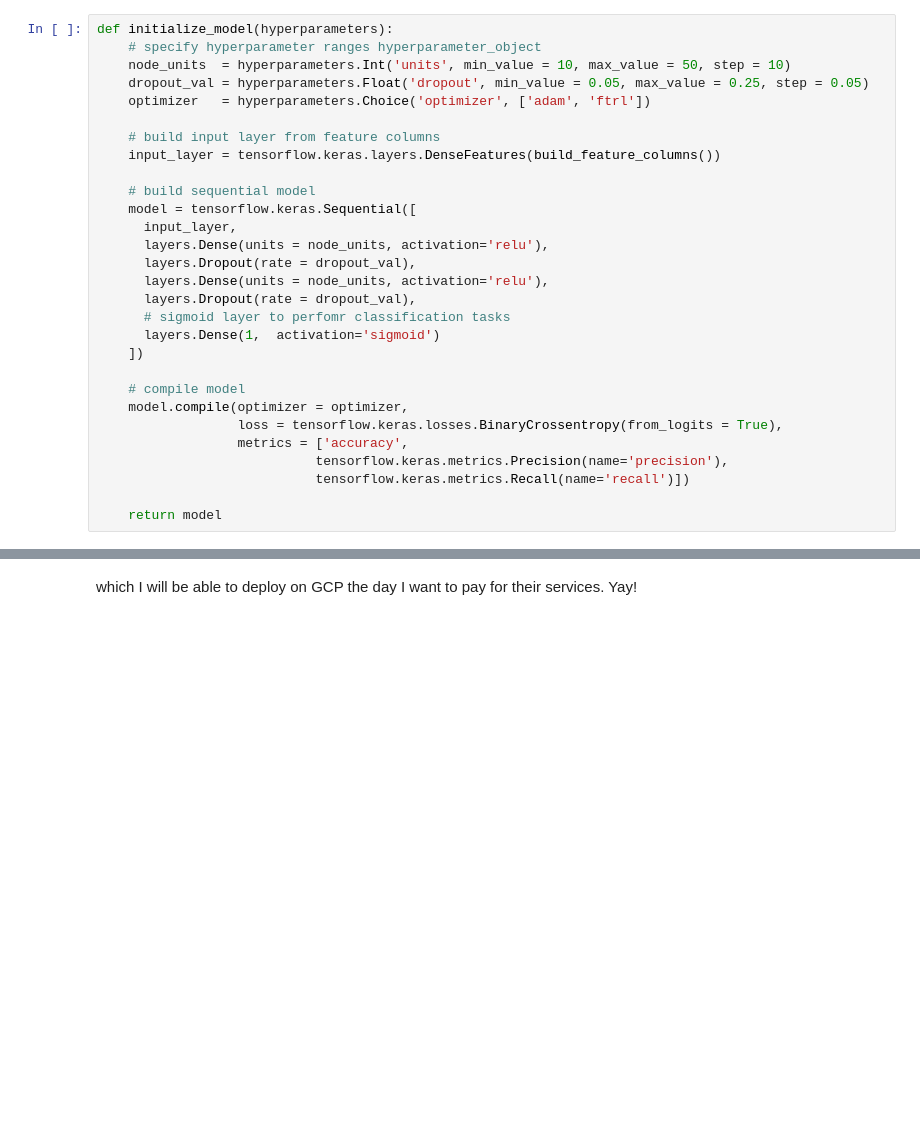
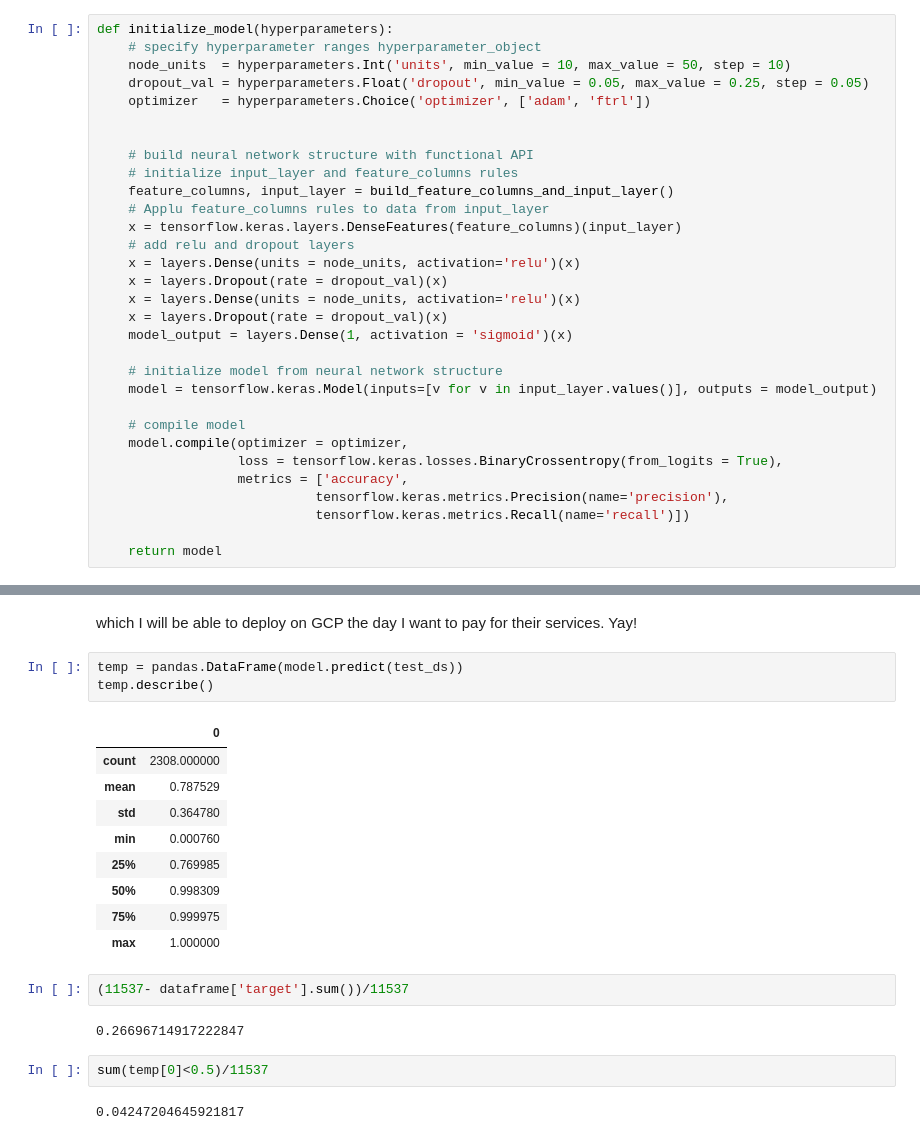
Before and after one commit to davide-chiuchiu/Animal_adoptions, a Jupyter notebook: Animal adoption with a simple deep network.ipynb, the cells around one changed output, grey strips where cells are left out. Drawn from its saved outputs; the diff is of its cells as text; blank space fills up the shorter version.

```diff
--- a/Animal adoption with a simple deep network.ipynb
+++ b/Animal adoption with a simple deep network.ipynb
@@ -182,19 +193,21 @@ def initialize_model(hyperparameters):
     dropout_val = hyperparameters.Float('dropout', min_value = 0.05, max_value = 0.25, step = 0.05)
     optimizer   = hyperparameters.Choice('optimizer', ['adam', 'ftrl'])
 
-    # build input layer from feature columns
-    input_layer = tensorflow.keras.layers.DenseFeatures(build_feature_columns())
 
-    # build sequential model
-    model = tensorflow.keras.Sequential([
-      input_layer,
-      layers.Dense(units = node_units, activation='relu'),
-      layers.Dropout(rate = dropout_val),
-      layers.Dense(units = node_units, activation='relu'),
-      layers.Dropout(rate = dropout_val),
-      # sigmoid layer to perfomr classification tasks
-      layers.Dense(1,  activation='sigmoid')
-    ])
+    # build neural network structure with functional API
+    # initialize input_layer and feature_columns rules
+    feature_columns, input_layer = build_feature_columns_and_input_layer()
+    # Applu feature_columns rules to data from input_layer
+    x = tensorflow.keras.layers.DenseFeatures(feature_columns)(input_layer)
+    # add relu and dropout layers
+    x = layers.Dense(units = node_units, activation='relu')(x)
+    x = layers.Dropout(rate = dropout_val)(x)
+    x = layers.Dense(units = node_units, activation='relu')(x)
+    x = layers.Dropout(rate = dropout_val)(x)
+    model_output = layers.Dense(1, activation = 'sigmoid')(x)
+
+    # initialize model from neural network structure
+    model = tensorflow.keras.Model(inputs=[v for v in input_layer.values()], outputs = model_output)
 
     # compile model
     model.compile(optimizer = optimizer,
@@ -279,3 +301,24 @@ If using Keras pass *_constraint arguments to layers.
 INFO:tensorflow:Assets written to: /Users/dabol99/Documents/DS projects/Animal_adoptions/animal_adoption_model/assets
 # %% [markdown]
 which I will be able to deploy on GCP the day I want to pay for their services. Yay!
+# %%
+temp = pandas.DataFrame(model.predict(test_ds))
+temp.describe()
+# %% [output]
+|  | 0 |
+| count | 2308.000000 |
+| mean | 0.787529 |
+| std | 0.364780 |
+| min | 0.000760 |
+| 25% | 0.769985 |
+| 50% | 0.998309 |
+| 75% | 0.999975 |
+| max | 1.000000 |
+# %%
+(11537- dataframe['target'].sum())/11537
+# %% [output]
+0.26696714917222847
+# %%
+sum(temp[0]<0.5)/11537
+# %% [output]
+0.04247204645921817
```
Also changed, not shown: parts of 12 cells of this notebook, 3 other files.
